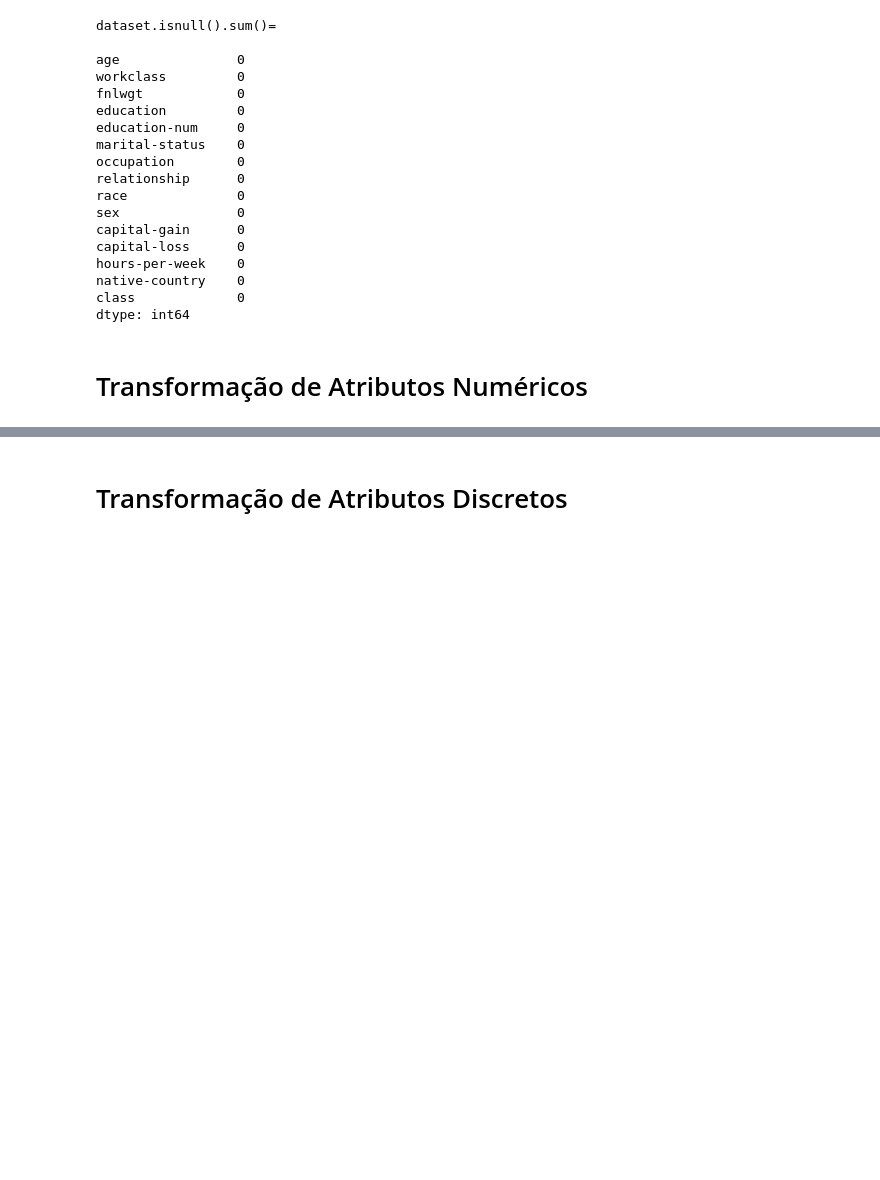
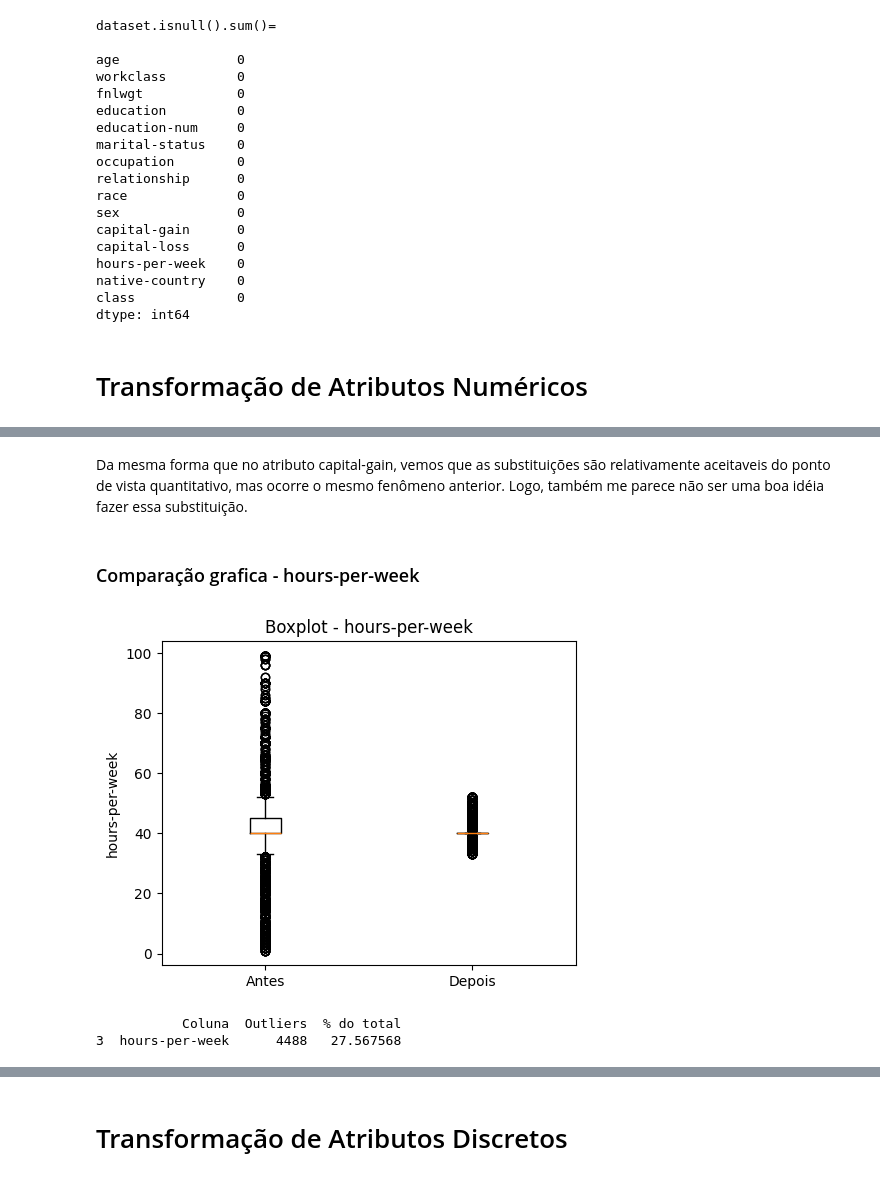
Before and after one commit to gilcesarf/imd3002-202502, a Jupyter notebook: Aula05/Exercicios_Aula05.ipynb, the cells around one changed output, grey strips where cells are left out. Saved outputs shown, nothing was run; the diff lists cells and outputs as text; code cells hidden in the pictures; blank space fills up the shorter version.

```diff
--- a/Aula05/Exercicios_Aula05.ipynb
+++ b/Aula05/Exercicios_Aula05.ipynb
@@ -178,0 +287,21 @@ dataset.head(50)
+# %% [markdown]
+Da mesma forma que no atributo capital-gain, vemos que as substituições são relativamente aceitaveis do ponto de vista quantitativo, mas ocorre o mesmo fenômeno anterior. Logo, também me parece não ser uma boa idéia fazer essa substituição.
+# %% [markdown]
+### Comparação grafica - hours-per-week
+# %%
+col = 'hours-per-week'
+fig, ax = plt.subplots(figsize=(5, 4))
+ax.boxplot(
+    [dataset[col], dataset_outliers[col]],
+    tick_labels=["Antes", "Depois"]
+)
+ax.set_title(f"Boxplot - {col}")
+ax.set_ylabel(col)
+plt.tight_layout()
+plt.show()
+# mostra quantidade de outliers
+print(outliers_df[outliers_df["Coluna"] == col])
+# %% [output]
+[figure, added]
+           Coluna  Outliers  % do total
+3  hours-per-week      4488   27.567568
```
Also changed, not shown: parts of 33 cells of this notebook.
